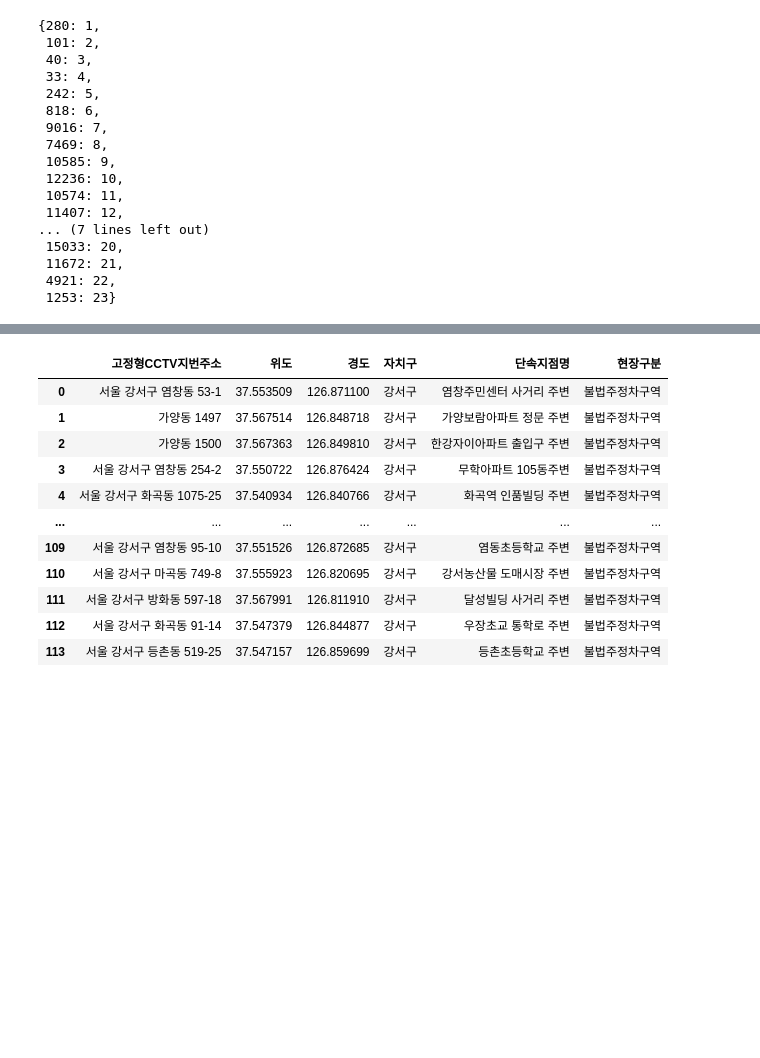
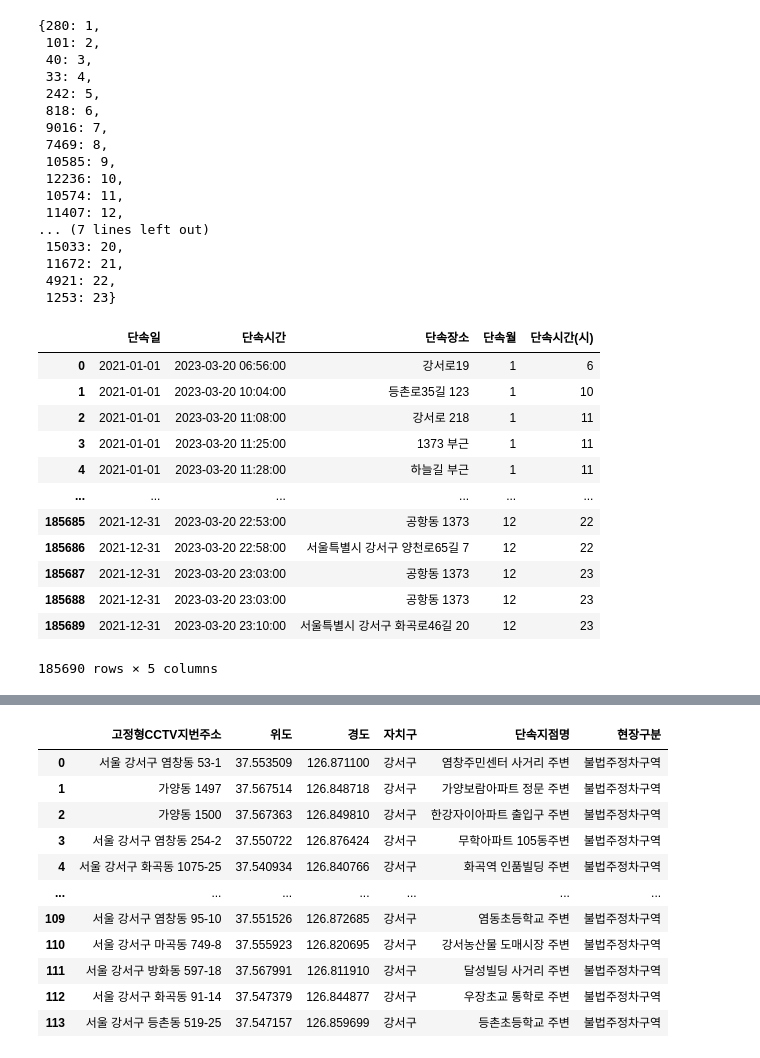
Before and after one commit to davin0130/davin0130, a Jupyter notebook: TeamProject/2023_공모전/강서구 빅데이터 불법주정차 데이터.ipynb, the cells around one changed output, grey strips where cells are left out. Cells and saved outputs as stored; diff of their text form; code cells hidden in the pictures; blank space fills up the shorter version.

```diff
--- a/TeamProject/2023_공모전/강서구 빅데이터 불법주정차 데이터.ipynb
+++ b/TeamProject/2023_공모전/강서구 빅데이터 불법주정차 데이터.ipynb
@@ -228,3 +229,19 @@ ill_hour_rev
  11672: 21,
  4921: 22,
  1253: 23}
+# %%
+ill_df
+# %% [output]
+|  | 단속일 | 단속시간 | 단속장소 | 단속월 | 단속시간(시) |
+| 0 | 2021-01-01 | 2023-03-20 06:56:00 | 강서로19 | 1 | 6 |
+| 1 | 2021-01-01 | 2023-03-20 10:04:00 | 등촌로35길 123 | 1 | 10 |
+| 2 | 2021-01-01 | 2023-03-20 11:08:00 | 강서로 218 | 1 | 11 |
+| 3 | 2021-01-01 | 2023-03-20 11:25:00 | 1373 부근 | 1 | 11 |
+| 4 | 2021-01-01 | 2023-03-20 11:28:00 | 하늘길 부근 | 1 | 11 |
+| ... | ... | ... | ... | ... | ... |
+| 185685 | 2021-12-31 | 2023-03-20 22:53:00 | 공항동 1373 | 12 | 22 |
+| 185686 | 2021-12-31 | 2023-03-20 22:58:00 | 서울특별시 강서구 양천로65길 7 | 12 | 22 |
+| 185687 | 2021-12-31 | 2023-03-20 23:03:00 | 공항동 1373 | 12 | 23 |
+| 185688 | 2021-12-31 | 2023-03-20 23:03:00 | 공항동 1373 | 12 | 23 |
+| 185689 | 2021-12-31 | 2023-03-20 23:10:00 | 서울특별시 강서구 화곡로46길 20 | 12 | 23 |
+185690 rows × 5 columns
```
Also changed, not shown: parts of 16 cells of this notebook, 1 other file.
